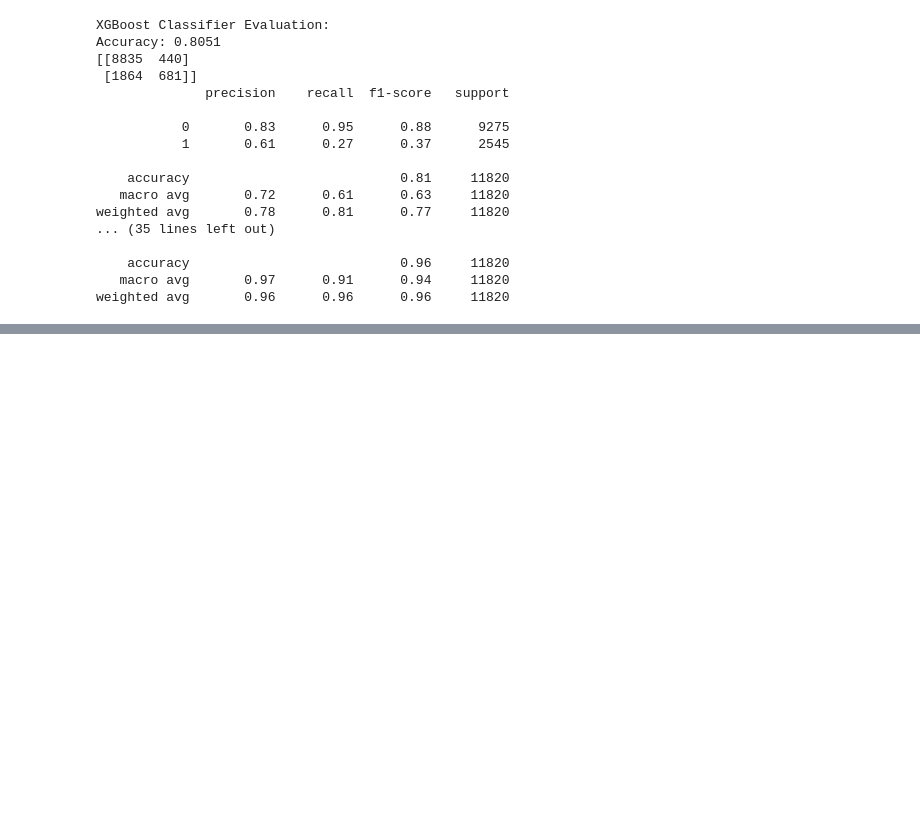
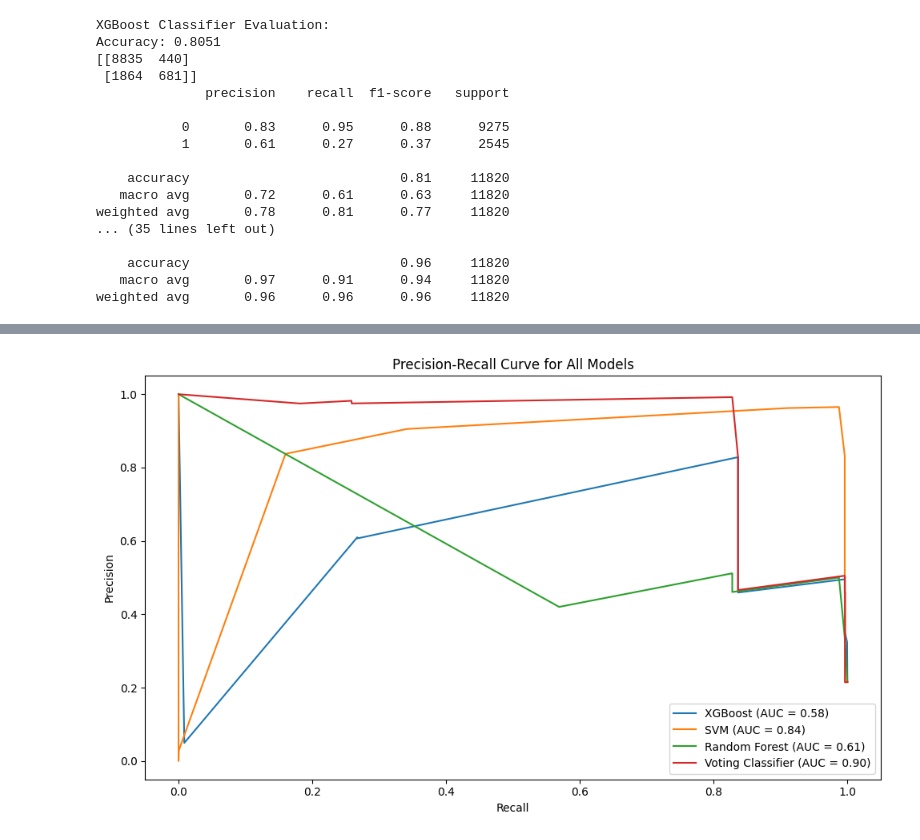
Before and after one commit to AChiu2700/HoneyPot, a Jupyter notebook: TestML.ipynb, the cells around one changed output, grey strips where cells are left out. Saved outputs shown, nothing was run; the diff lists cells and outputs as text; code cells hidden in the pictures; blank space fills up the shorter version.

```diff
--- a/TestML.ipynb
+++ b/TestML.ipynb
@@ -133,0 +229,21 @@ with open('/home/achoo/Desktop/Honeypot/votingClasifer_Predictions.json', 'w') a
+# %%
+models = [model_xgb, model_svm, model_rf, voting_clf]
+model_names = ['XGBoost', 'SVM', 'Random Forest', 'Voting Classifier']
+
+plt.figure(figsize=(10, 6))
+
+for model, name in zip(models, model_names):
+    y_prob = model.predict_proba(X_test_scaled)[:, 1]  # Get probability scores for positive class
+    precision, recall, _ = precision_recall_curve(y_test, y_prob)
+    pr_auc = auc(recall, precision)
+
+    plt.plot(recall, precision, label=f'{name} (AUC = {pr_auc:.2f})')
+
+plt.title('Precision-Recall Curve for All Models')
+plt.xlabel('Recall')
+plt.ylabel('Precision')
+plt.legend(loc='best')
+plt.tight_layout()
+plt.show()
+# %% [output]
+[figure, added]
```
Also changed, not shown: parts of 6 cells of this notebook.
